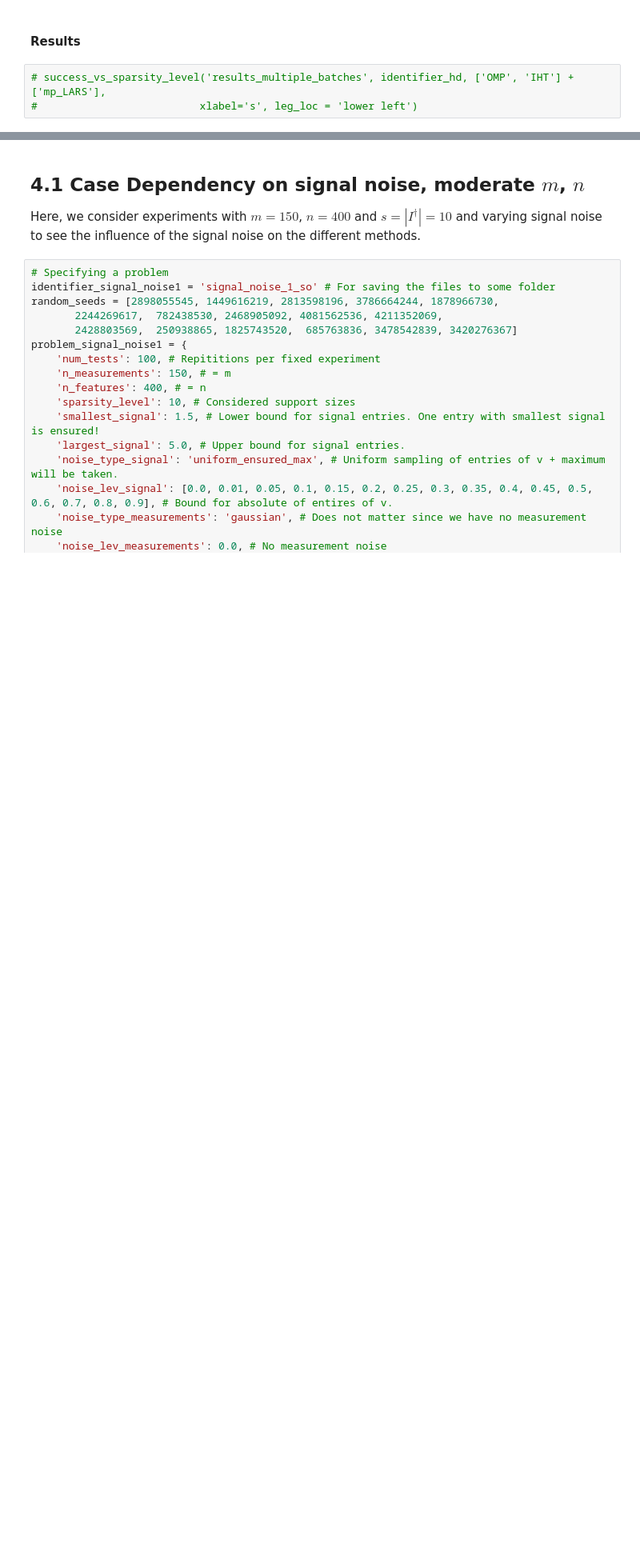
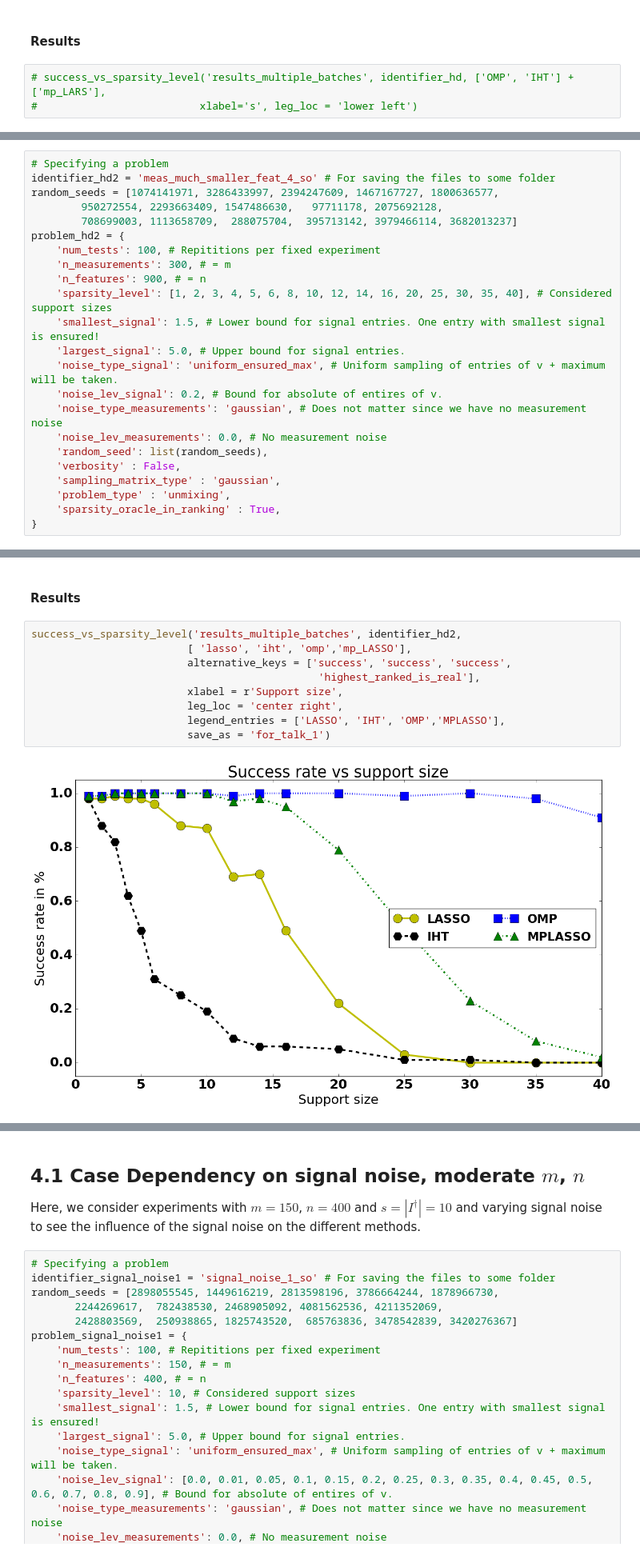
Before and after one commit to soply/mp_paper_experiments, a Jupyter notebook: Numerical experiments - Support Selection Analysis with Sparsity Oracle (Gaussian random matrices).ipynb, the cells around one changed output, grey strips where cells are left out. Shown at 80% size. Drawn from its saved outputs; the diff is of its cells as text; blank space fills up the shorter version.

Commit message:
Added bunch of new experiments for the paper (notebook 'Paper')

```diff
--- a/Numerical experiments - Support Selection Analysis with Sparsity Oracle (Gaussian random matrices).ipynb
+++ b/Numerical experiments - Support Selection Analysis with Sparsity Oracle (Gaussian random matrices).ipynb
@@ -413,0 +422,23 @@ problem_hd = {
+# %%
+# Specifying a problem
+identifier_hd2 = 'meas_much_smaller_feat_4_so' # For saving the files to some folder
+random_seeds = [1074141971, 3286433997, 2394247609, 1467167727, 1800636577,
+        950272554, 2293663409, 1547486630,   97711178, 2075692128,
+        708699003, 1113658709,  288075704,  395713142, 3979466114, 3682013237]
+problem_hd2 = {
+    'num_tests': 100, # Repititions per fixed experiment
+    'n_measurements': 300, # = m
+    'n_features': 900, # = n
+    'sparsity_level': [1, 2, 3, 4, 5, 6, 8, 10, 12, 14, 16, 20, 25, 30, 35, 40], # Considered support sizes
+    'smallest_signal': 1.5, # Lower bound for signal entries. One entry with smallest signal is ensured!
+    'largest_signal': 5.0, # Upper bound for signal entries.
+    'noise_type_signal': 'uniform_ensured_max', # Uniform sampling of entries of v + maximum will be taken.
+    'noise_lev_signal': 0.2, # Bound for absolute of entires of v.
+    'noise_type_measurements': 'gaussian', # Does not matter since we have no measurement noise
+    'noise_lev_measurements': 0.0, # No measurement noise
+    'random_seed': list(random_seeds),
+    'verbosity' : False,
+    'sampling_matrix_type' : 'gaussian',
+    'problem_type' : 'unmixing',
+    'sparsity_oracle_in_ranking' : True,
+}
@@ -413,0 +474,13 @@ problem_hd = {
+# %% [markdown]
+#### Results
+# %%
+success_vs_sparsity_level('results_multiple_batches', identifier_hd2,
+                         [ 'lasso', 'iht', 'omp','mp_LASSO'],
+                         alternative_keys = ['success', 'success', 'success',
+                                              'highest_ranked_is_real'],
+                         xlabel = r'Support size',
+                         leg_loc = 'center right',
+                         legend_entries = ['LASSO', 'IHT', 'OMP','MPLASSO'],
+                         save_as = 'for_talk_1')
+# %% [output]
+[figure, added]
```
Also changed, not shown: parts of 18 cells of this notebook, 4 other files.
